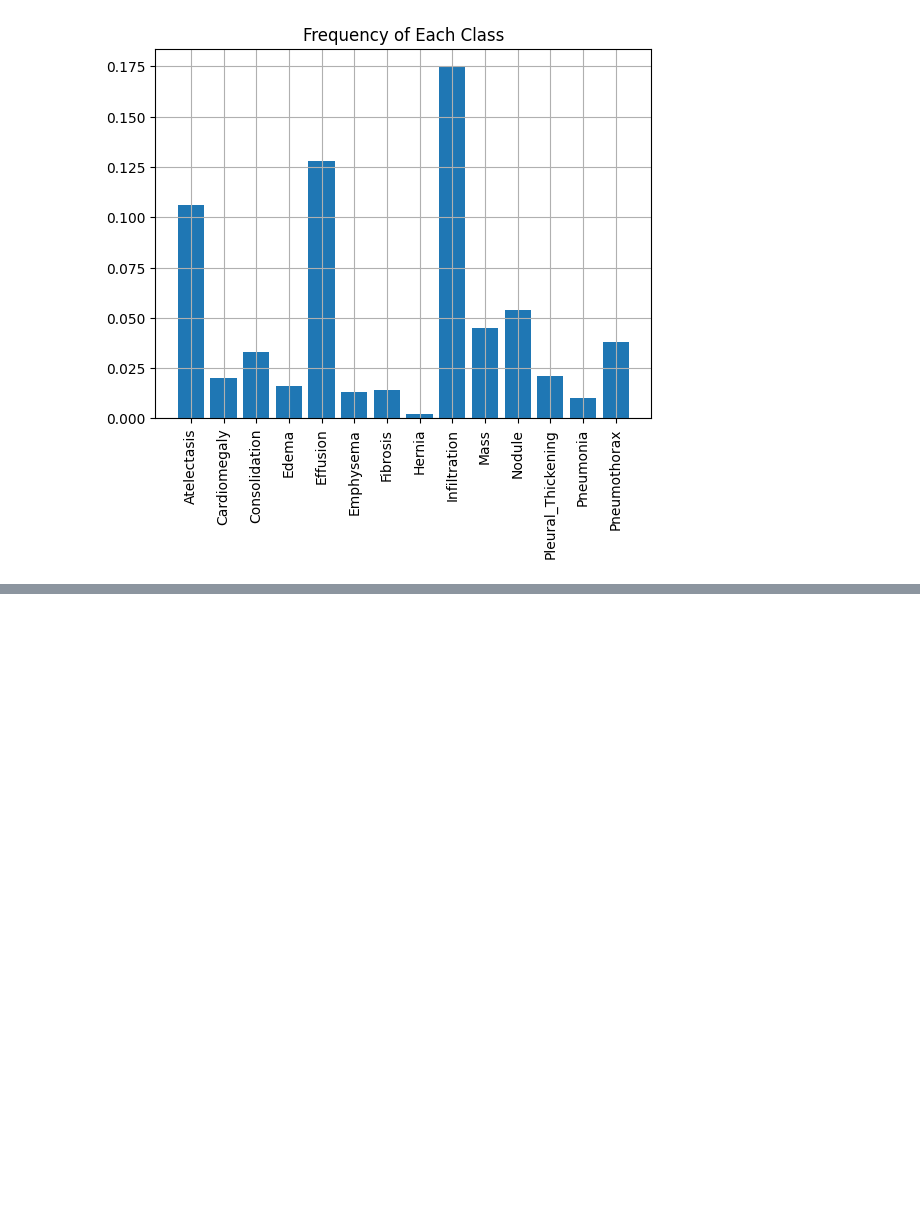
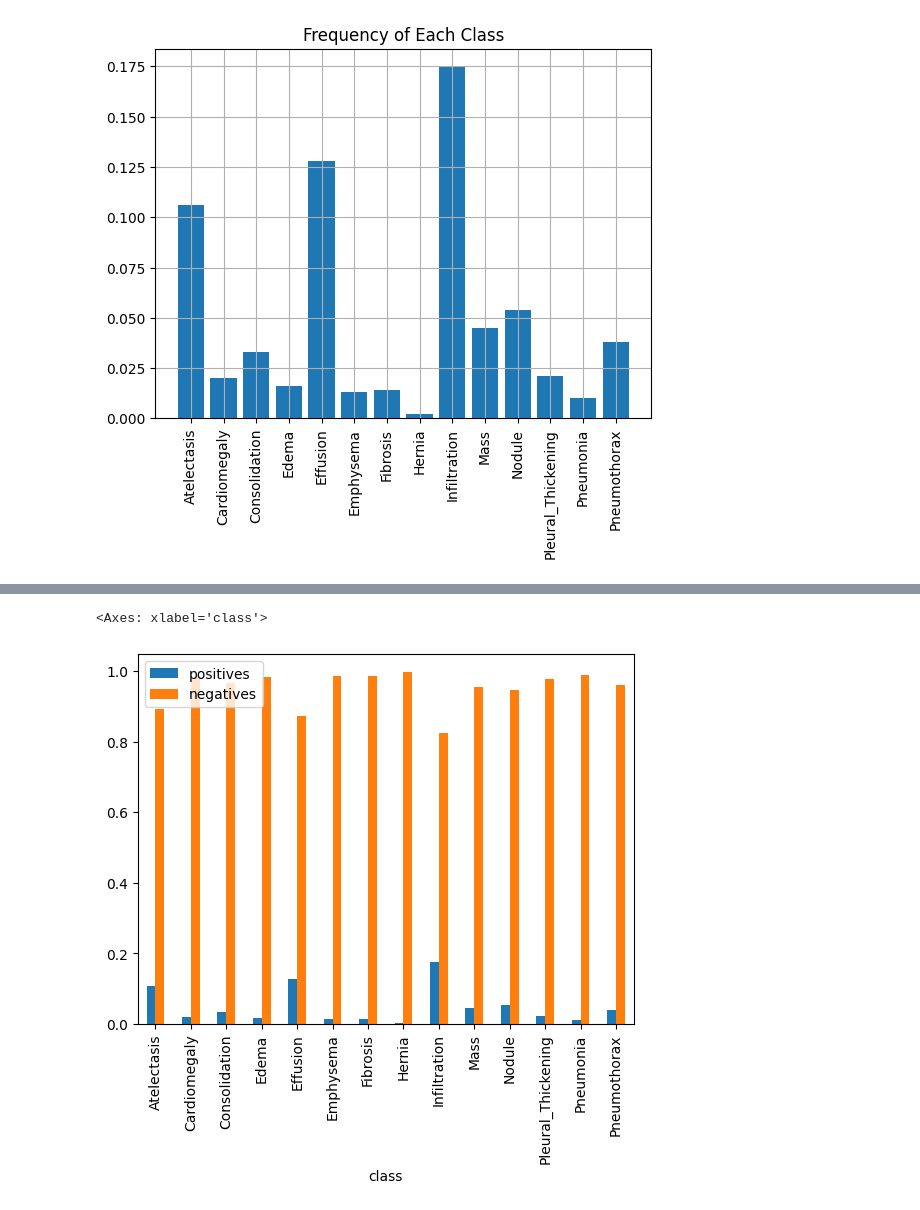
Before and after one commit to vivekpatel99/chest-x-ray-diagnosis-Multi-label-binary-classification, a Jupyter notebook: 02_model_training.ipynb, the cells around one changed output, grey strips where cells are left out. Saved outputs shown, nothing was run; the diff lists cells and outputs as text; code cells hidden in the pictures; blank space fills up the shorter version.

```diff
--- a/02_model_training.ipynb
+++ b/02_model_training.ipynb
@@ -294,0 +342,6 @@ plt.show()
+# %%
+
+N = train_df_labels.shape[0]
+positive_frequencies = (train_df_labels==1).sum()/N
+negative_frequencies = (train_df_labels==0).sum()/N
+positive_frequencies, negative_frequencies
@@ -294,0 +366,4 @@ plt.show()
+# %%
+data_df = pd.DataFrame(list(positive_frequencies.items()), columns=['class', 'positives'])
+data_df['negatives'] = negative_frequencies.values
+data_df
@@ -294,0 +386,5 @@ plt.show()
+# %%
+data_df.plot.bar(x='class')
+# %% [output]
+<Axes: xlabel='class'>
+[figure, added]
```
Also changed, not shown: parts of 32 cells of this notebook, 6 other files.
